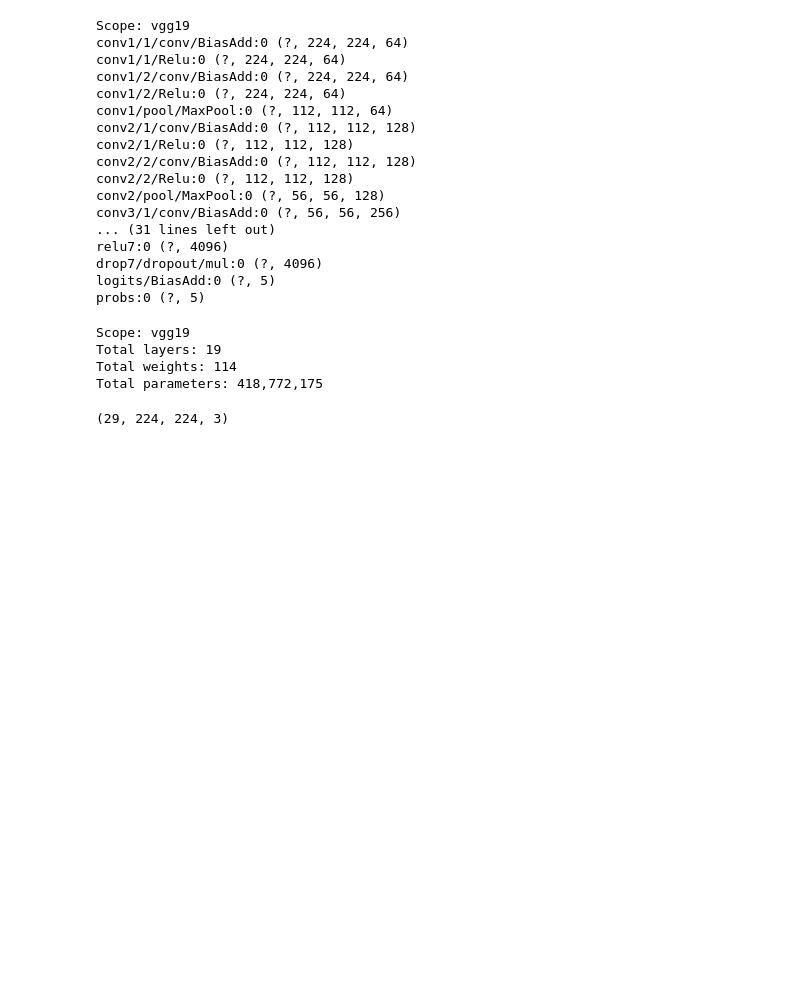
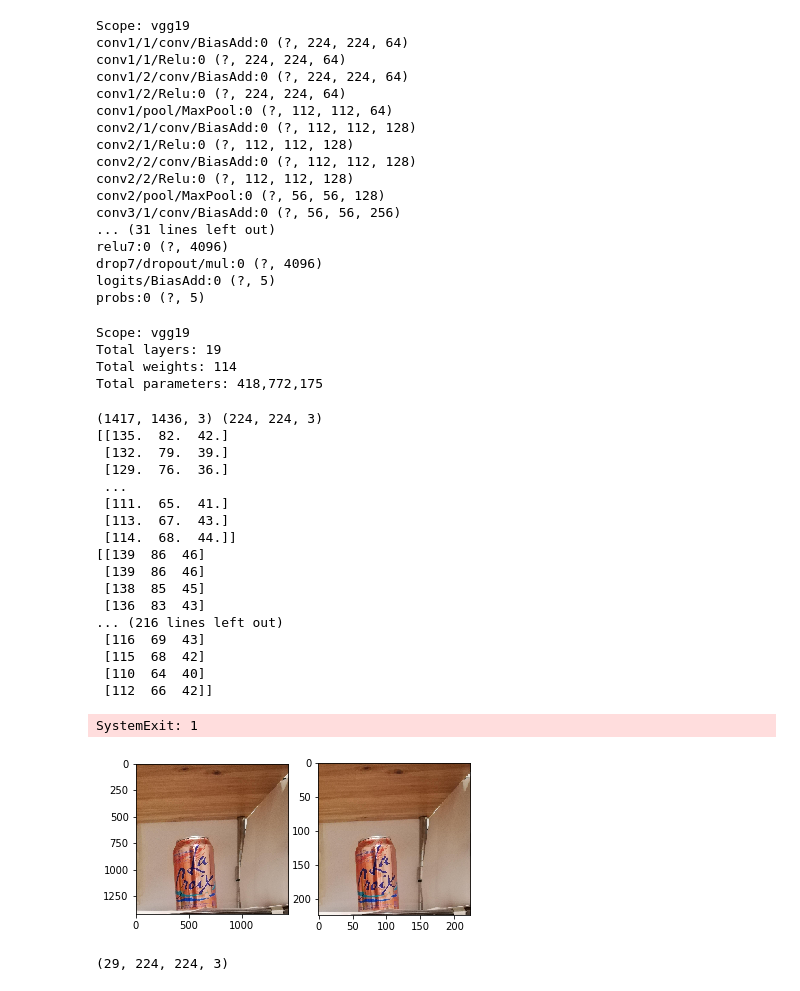
Before and after one commit to aamleshi/WhatsInTheFridge, a Jupyter notebook: ML_Dev.ipynb, the cells around one changed output. Cells and saved outputs as stored; diff of their text form; code cells hidden in the pictures; blank space fills up the shorter version.

Commit message:
fixed resize problem

```diff
--- a/ML_Dev.ipynb
+++ b/ML_Dev.ipynb
@@ -194,11 +186,33 @@ def load_preprocess_training_batch(batch_id, batch_size):
 # %%
 tmpValidFeatures = []
 
 for feature in valid_features:
-    tmpValidFeature = skimage.transform.resize(feature, (224, 224), mode='constant')
+    feature = np.copy(feature).astype('float')
+    tmpValidFeature = skimage.transform.resize(feature, (224, 224))
+    tmpValidFeature = np.copy(tmpValidFeature).astype('uint8')
     tmpValidFeatures.append(tmpValidFeature)
 
 tmpValidFeatures = np.array(tmpValidFeatures)
+# %% [output]
+(1417, 1436, 3) (224, 224, 3)
+[[135.  82.  42.]
+ [132.  79.  39.]
+ [129.  76.  36.]
+ ...
+ [111.  65.  41.]
+ [113.  67.  43.]
+ [114.  68.  44.]]
+[[139  86  46]
+ [139  86  46]
+ [138  85  45]
+ [136  83  43]
+... (216 lines left out)
+ [116  69  43]
+ [115  68  42]
+ [110  64  40]
+ [112  66  42]]
+SystemExit: 1
+[figure, added]
 # %%
 print(tmpValidFeatures.shape)
 # %% [output]
```
Also changed, not shown: parts of 6 cells of this notebook.
